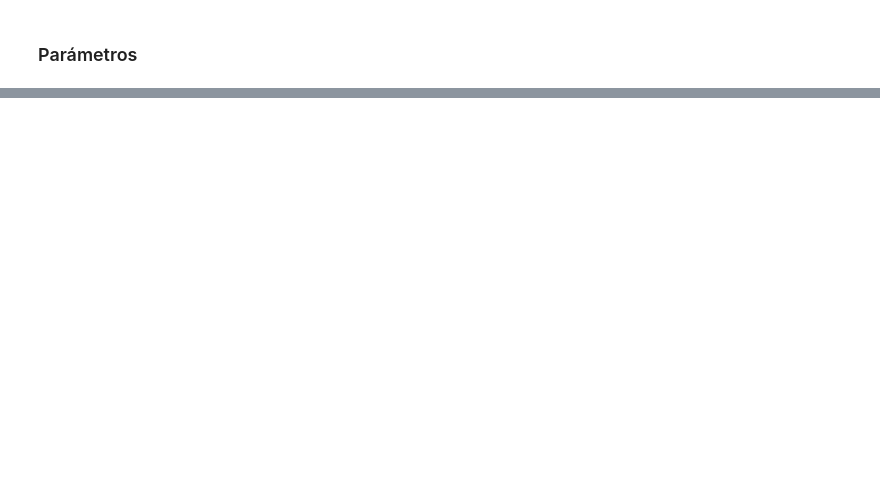
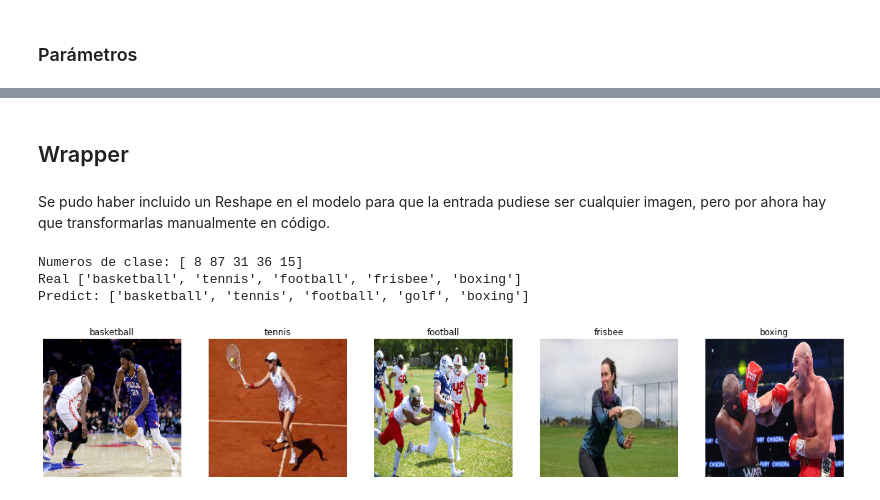
Before and after one commit to JoMarchant/SportsImageClassification, a Jupyter notebook: SportsImageClassifier.ipynb, the cells around one changed output, grey strips where cells are left out. Drawn from its saved outputs; the diff is of its cells as text; code cells hidden in the pictures; blank space fills up the shorter version.

```diff
--- a/SportsImageClassifier.ipynb
+++ b/SportsImageClassifier.ipynb
@@ -176,0 +295,14 @@ _________________________________________________________________
+# %%
+model = keras.models.load_model('sports_7.h5')
+preds = model.predict(Xtest)
+y_pred = np.argmax(preds, axis=1)
+class_score = [0 for i in range(100)]
+for i in range(100):
+    for j in range(5):
+        if y_pred[i*5+j] == i:
+            class_score[i] += 1
+
+labels = class_dictionary.values()
+correct_by_class = pd.DataFrame({'labels': labels, 'correct': class_score})
+save_path = 'correct_by_class_model7.csv'
+correct_by_class.to_csv(save_path, index=False)
@@ -176,0 +322,45 @@ _________________________________________________________________
+# %% [markdown]
+## Wrapper
+# %% [markdown]
+Se pudo haber incluido un Reshape en el modelo para que la entrada pudiese ser cualquier imagen, pero por ahora hay que transformarlas manualmente en código.
+# %%
+import matplotlib.pyplot as plt
+import cv2
+import pandas as pd
+import numpy as np
+import tensorflow.keras as keras
+csv_data = pd.read_csv('sports.csv')
+
+grouped_by_id_label = csv_data.groupby(['class id', 'labels']).size().reset_index(name='counts')
+
+class_dictionary = dict(zip(grouped_by_id_label['class id'], grouped_by_id_label['labels']))
+
+model = keras.models.load_model('sports_7.h5')
+sports = ['basketball', 'tennis', 'football', 'frisbee', 'boxing']
+basketball = plt.imread('wrapper_photos/basketball.jpg')
+tennis = plt.imread('wrapper_photos/tennis.jpg')
+images = []
+for sport in sports:
+    image = plt.imread('wrapper_photos/' + sport + '.jpg')
+    image = cv2.resize(image, (224, 224))
+    images.append(image)
+
+# Plot de imagenes a probar
+plt.figure(figsize=(20, 10))
+
+for i in range(5):
+    plt.subplot(1, 5, i+1)
+    plt.imshow(images[i])
+    plt.axis('off')
+    plt.title(sports[i])
+
+classification = model.predict(np.array(images))
+classification = np.argmax(classification, axis=1)
+print("Numeros de clase:", classification)
+print("Real", sports)
+print("Predict:", [class_dictionary[i] for i in classification])
+# %% [output]
+Numeros de clase: [ 8 87 31 36 15]
+Real ['basketball', 'tennis', 'football', 'frisbee', 'boxing']
+Predict: ['basketball', 'tennis', 'football', 'golf', 'boxing']
+[figure, added]
```
Also changed, not shown: parts of 23 cells of this notebook, 4 other files.
